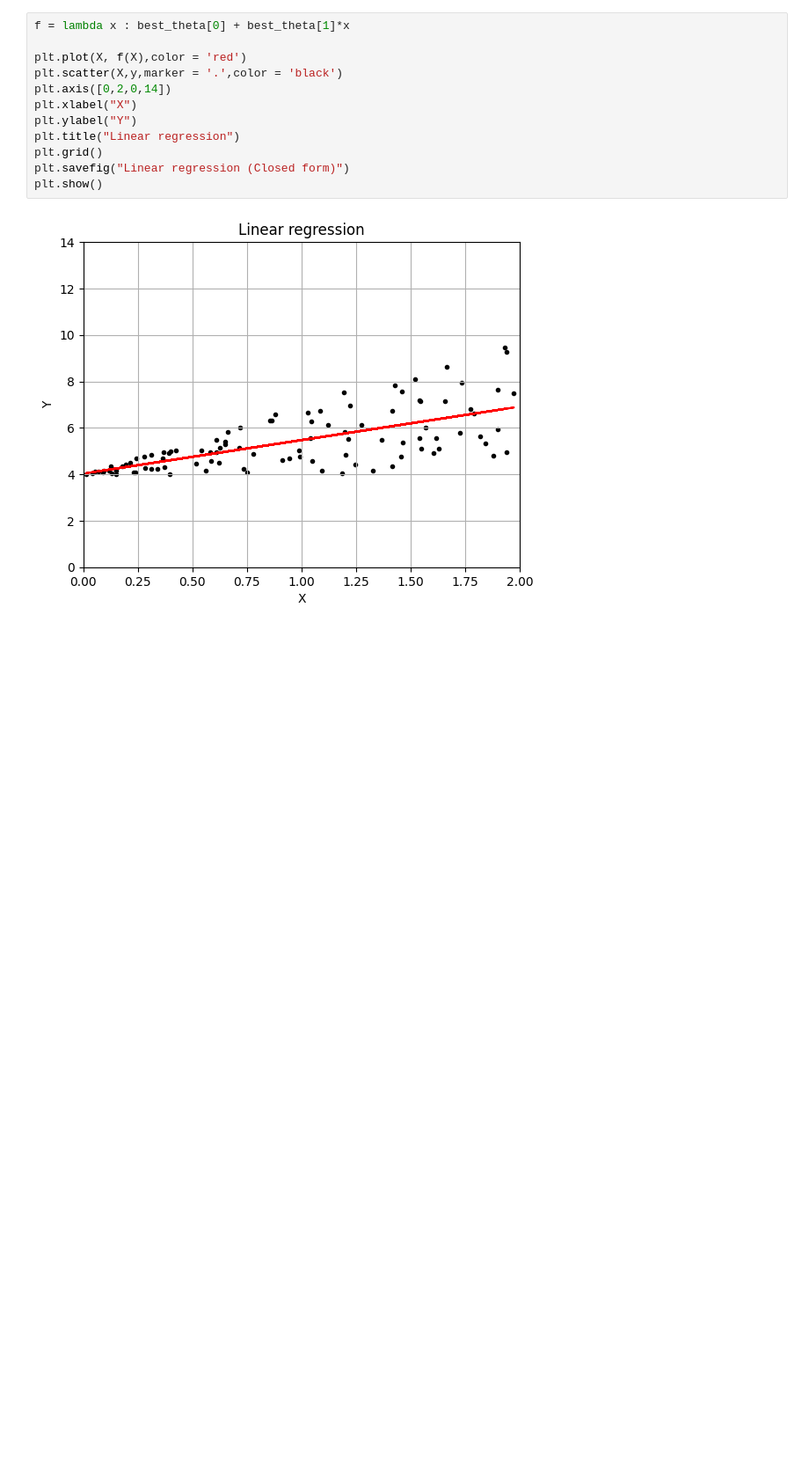
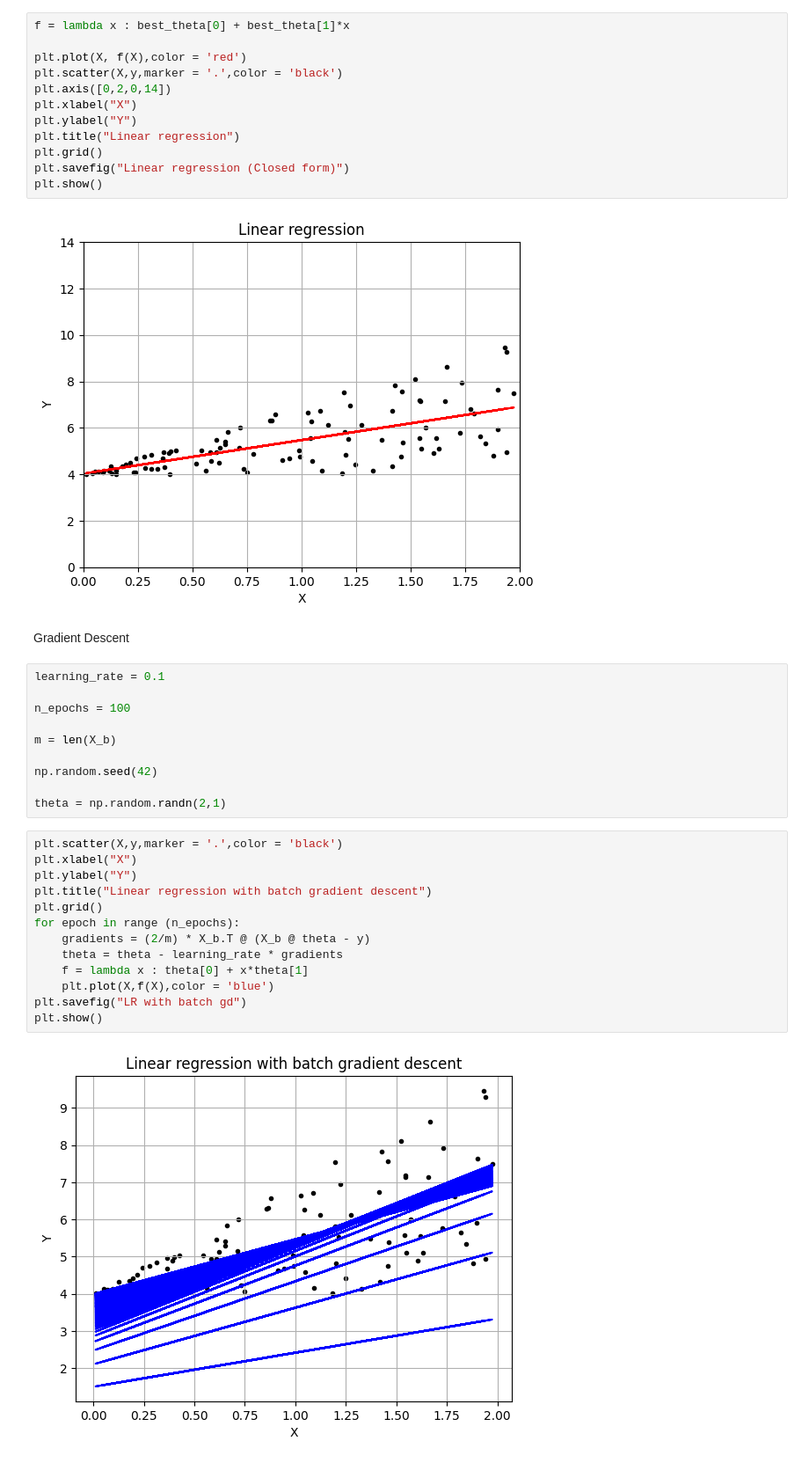
Before and after one commit to weldersalvador/ML, a Jupyter notebook: Chapter 4/training_models.ipynb, the cells around one changed output. Shown at 88% size. Drawn from its saved outputs; the diff is of its cells as text; blank space fills up the shorter version.

Commit message:
Batch gradient descent

```diff
--- a/Chapter 4/training_models.ipynb
+++ b/Chapter 4/training_models.ipynb
@@ -44,3 +44,30 @@ plt.savefig("Linear regression (Closed form)")
 plt.show()
 # %% [output]
 [figure]
+# %% [markdown]
+Gradient Descent
+# %%
+learning_rate = 0.1
+
+n_epochs = 100
+
+m = len(X_b)
+
+np.random.seed(42)
+
+theta = np.random.randn(2,1)
+# %%
+plt.scatter(X,y,marker = '.',color = 'black')
+plt.xlabel("X")
+plt.ylabel("Y")
+plt.title("Linear regression with batch gradient descent")
+plt.grid()
+for epoch in range (n_epochs):
+    gradients = (2/m) * X_b.T @ (X_b @ theta - y)
+    theta = theta - learning_rate * gradients
+    f = lambda x : theta[0] + x*theta[1]
+    plt.plot(X,f(X),color = 'blue')
+plt.savefig("LR with batch gd")
+plt.show()
+# %% [output]
+[figure, added]
```
Also changed, not shown: parts of 1 cell of this notebook, 1 other file.
